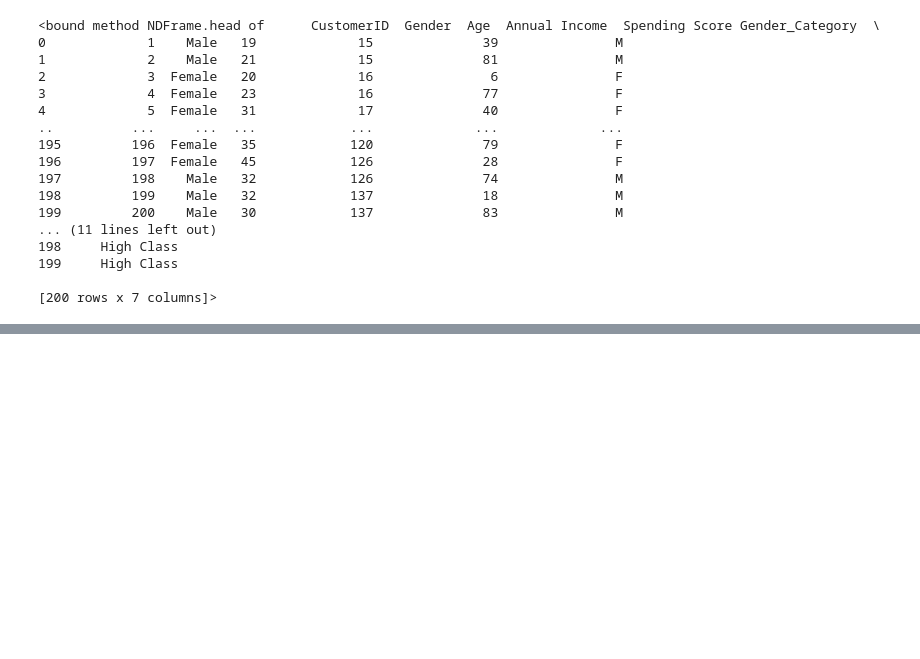
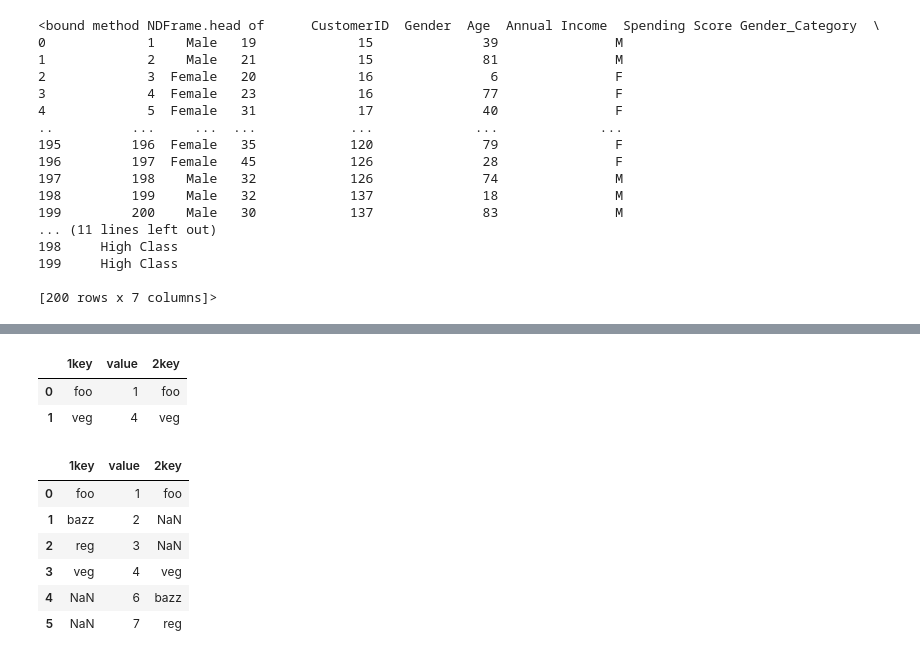
Before and after one commit to Dashrath7489/python, a Jupyter notebook: Pandas/pandas.ipynb, the cells around one changed output, grey strips where cells are left out. Drawn from its saved outputs; the diff is of its cells as text; code cells hidden in the pictures; blank space fills up the shorter version.

```diff
--- a/Pandas/pandas.ipynb
+++ b/Pandas/pandas.ipynb
@@ -623,0 +642,3 @@ mall.head
+# %%
+df1 = pd.DataFrame({"1key":["foo","bazz","reg","veg"], "value":[1,2,3,4]})
+df2 = pd.DataFrame({"2key":["foo","bazz","reg","veg"], "value":[1,6,7,4]})
@@ -623,0 +658,16 @@ mall.head
+# %%
+df1.merge(df2,on = "value",how = "inner")
+# %% [output]
+|  | 1key | value | 2key |
+| 0 | foo | 1 | foo |
+| 1 | veg | 4 | veg |
+# %%
+df1.merge(df2,on = "value",how = "outer")
+# %% [output]
+|  | 1key | value | 2key |
+| 0 | foo | 1 | foo |
+| 1 | bazz | 2 | NaN |
+| 2 | reg | 3 | NaN |
+| 3 | veg | 4 | veg |
+| 4 | NaN | 6 | bazz |
+| 5 | NaN | 7 | reg |
```
Also changed, not shown: parts of 10 cells of this notebook.
